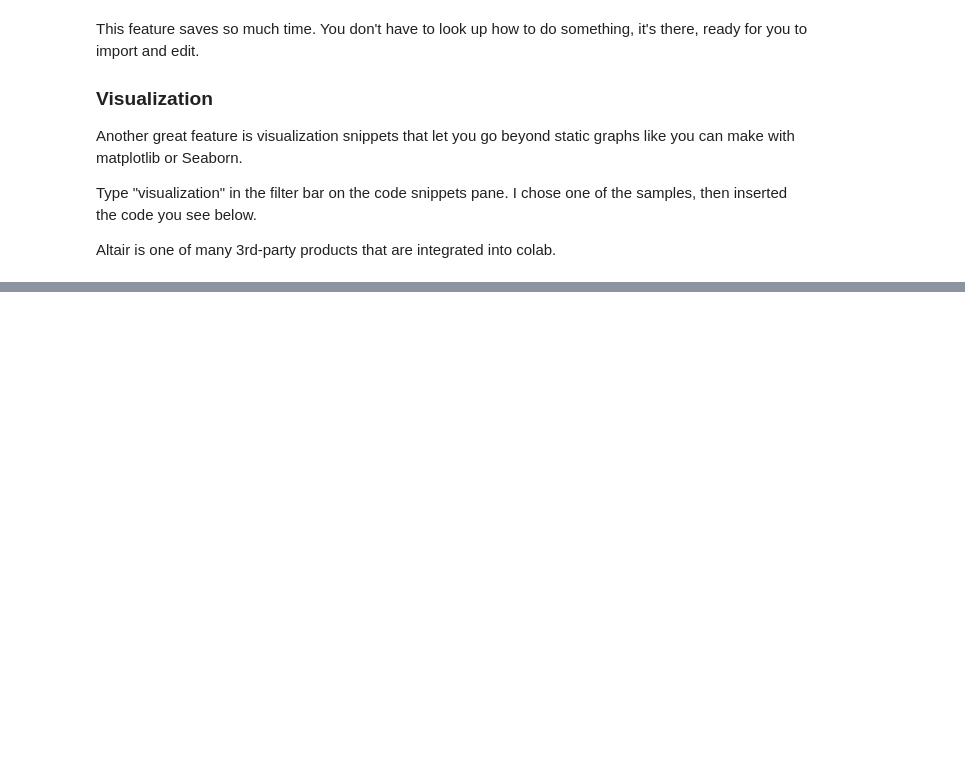
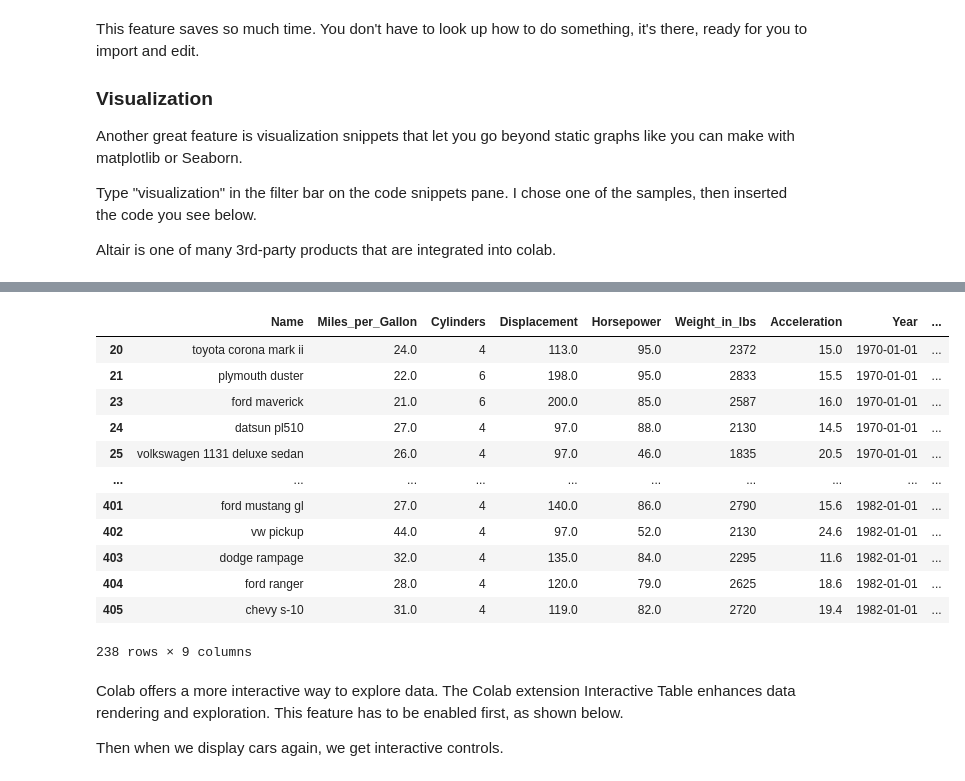
Before and after one commit to kjmazidi/Machine_Learning_2nd_edition, a Jupyter notebook: More_about_colab.ipynb, the cells around one changed output, grey strips where cells are left out. Drawn from its saved outputs; the diff is of its cells as text; code cells hidden in the pictures; blank space fills up the shorter version.

```diff
--- a/More_about_colab.ipynb
+++ b/More_about_colab.ipynb
@@ -66,0 +100,22 @@ There are many ways to share your notebook, including:
+# %%
+# filter by cars with > 20 mgp
+
+cars[cars["Miles_per_Gallon"] > 20]
+# %% [output]
+|  | Name | Miles_per_Gallon | Cylinders | Displacement | Horsepower | Weight_in_lbs | Acceleration | Year | ... |
+| 20 | toyota corona mark ii | 24.0 | 4 | 113.0 | 95.0 | 2372 | 15.0 | 1970-01-01 | ... |
+| 21 | plymouth duster | 22.0 | 6 | 198.0 | 95.0 | 2833 | 15.5 | 1970-01-01 | ... |
+| 23 | ford maverick | 21.0 | 6 | 200.0 | 85.0 | 2587 | 16.0 | 1970-01-01 | ... |
+| 24 | datsun pl510 | 27.0 | 4 | 97.0 | 88.0 | 2130 | 14.5 | 1970-01-01 | ... |
+| 25 | volkswagen 1131 deluxe sedan | 26.0 | 4 | 97.0 | 46.0 | 1835 | 20.5 | 1970-01-01 | ... |
+| ... | ... | ... | ... | ... | ... | ... | ... | ... | ... |
+| 401 | ford mustang gl | 27.0 | 4 | 140.0 | 86.0 | 2790 | 15.6 | 1982-01-01 | ... |
+| 402 | vw pickup | 44.0 | 4 | 97.0 | 52.0 | 2130 | 24.6 | 1982-01-01 | ... |
+| 403 | dodge rampage | 32.0 | 4 | 135.0 | 84.0 | 2295 | 11.6 | 1982-01-01 | ... |
+| 404 | ford ranger | 28.0 | 4 | 120.0 | 79.0 | 2625 | 18.6 | 1982-01-01 | ... |
+| 405 | chevy s-10 | 31.0 | 4 | 119.0 | 82.0 | 2720 | 19.4 | 1982-01-01 | ... |
+238 rows × 9 columns
+# %% [markdown]
+Colab offers a more interactive way to explore data. The Colab extension Interactive Table enhances data rendering and exploration. This feature has to be enabled first, as shown below.
+
+Then when we display cars again, we get interactive controls.
```
Also changed, not shown: parts of 6 cells of this notebook.
